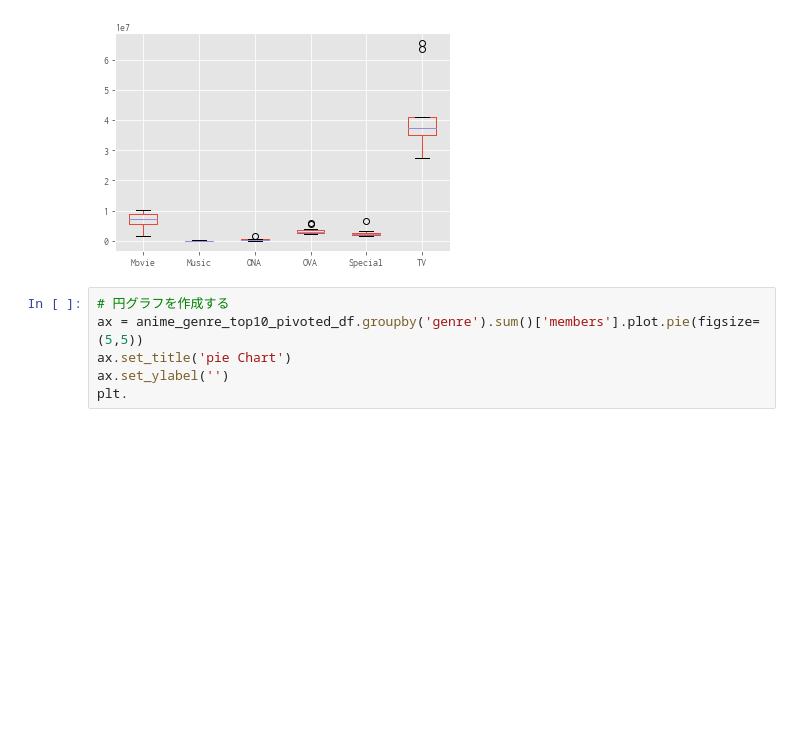
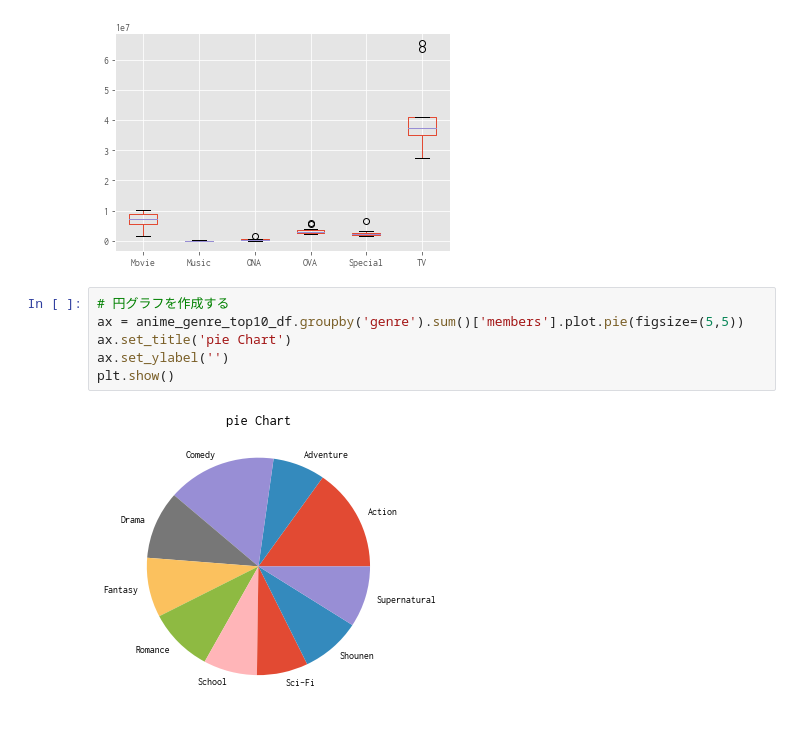
Before and after one commit to yukimura1227/trainings, a Jupyter notebook: pandas_sample/pandas_sample.ipynb, the cells around one changed output. Saved outputs shown, nothing was run; the diff lists cells and outputs as text; blank space fills up the shorter version.

Commit message:
add various graphs ex) Pie Chart,Box Plot,Histgram, Stack Bar

```diff
--- a/pandas_sample/pandas_sample.ipynb
+++ b/pandas_sample/pandas_sample.ipynb
@@ -1109,7 +1109,9 @@ plt.show()
 [figure]
 # %%
 # 円グラフを作成する
-ax = anime_genre_top10_pivoted_df.groupby('genre').sum()['members'].plot.pie(figsize=(5,5))
+ax = anime_genre_top10_df.groupby('genre').sum()['members'].plot.pie(figsize=(5,5))
 ax.set_title('pie Chart')
 ax.set_ylabel('')
-plt.
+plt.show()
+# %% [output]
+[figure, added]
```
Also changed, not shown: parts of 1 cell of this notebook.
